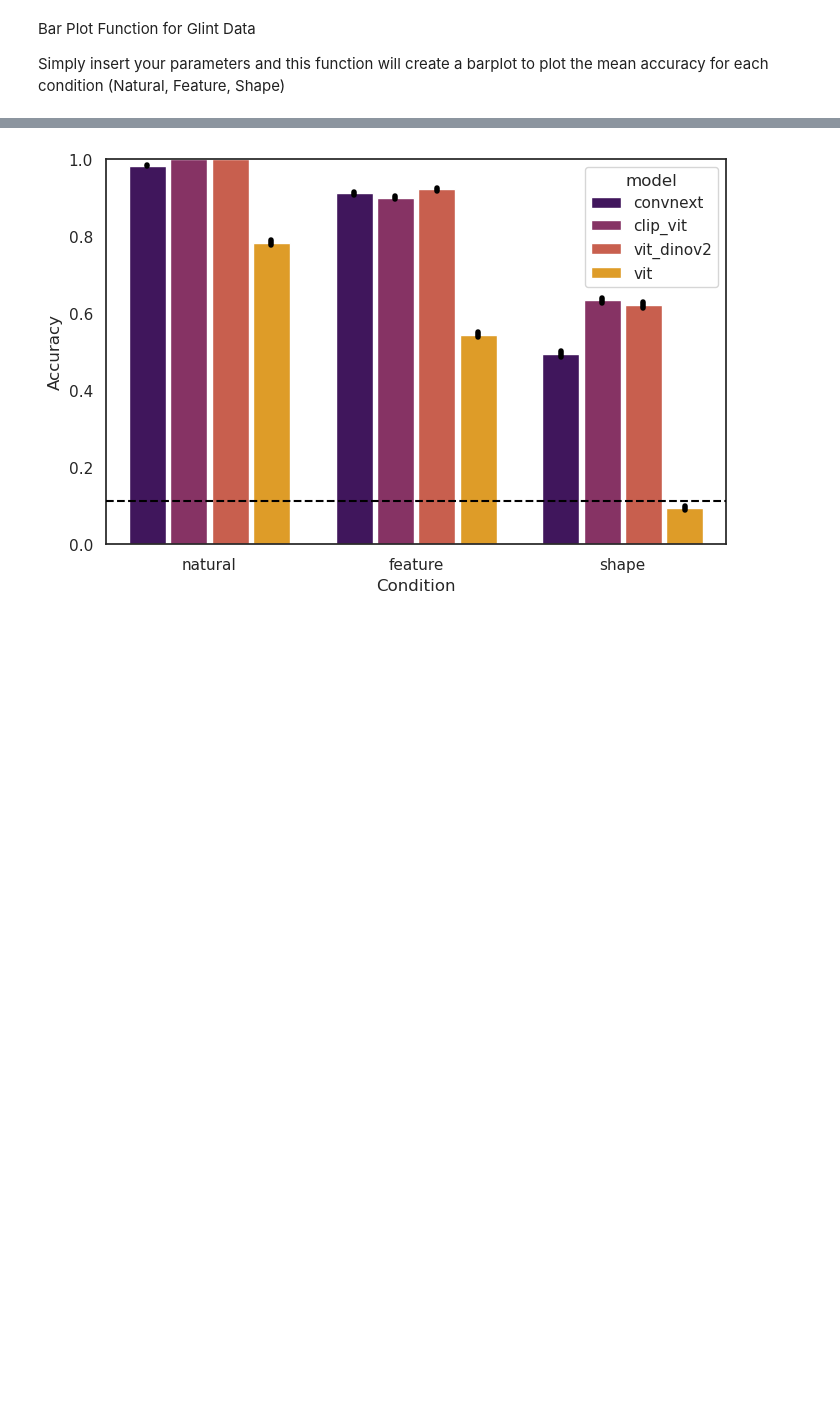
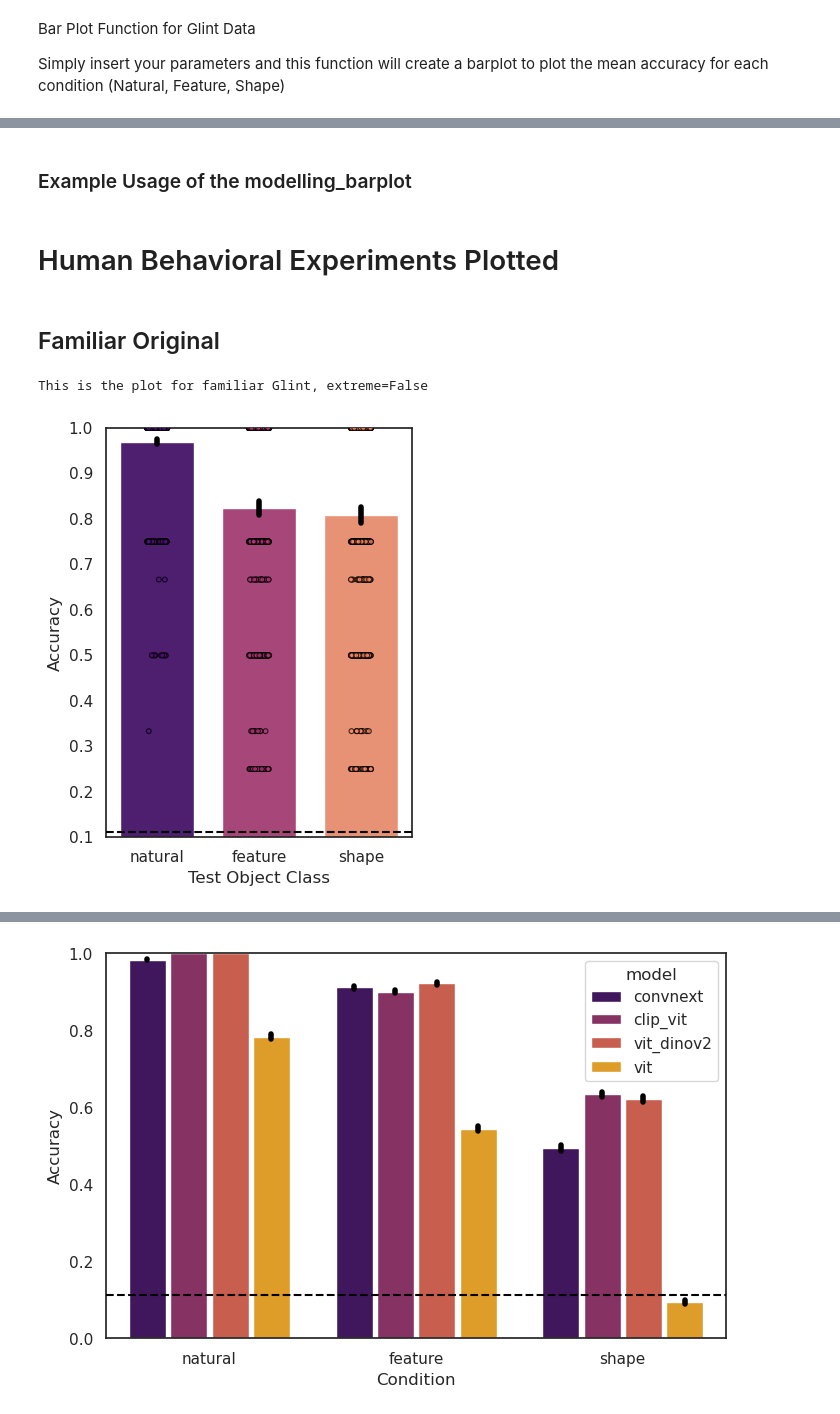
Before and after one commit to ars1399/glint_analysis, a Jupyter notebook: glint_figure_generator.ipynb, the cells around one changed output, grey strips where cells are left out. Saved outputs shown, nothing was run; the diff lists cells and outputs as text; code cells hidden in the pictures; blank space fills up the shorter version.

```diff
--- a/glint_figure_generator.ipynb
+++ b/glint_figure_generator.ipynb
@@ -270,0 +200,26 @@ This is the plot for familiar Glint, extreme=False
+# %% [markdown]
+### Example Usage of the modelling_barplot
+# %% [markdown]
+# Human Behavioral Experiments Plotted
+# %% [markdown]
+## Familiar Original
+# %%
+experiment = 'familiar'  # 'familiar' or 'novel'
+
+extreme_version = False # Set to True for extreme version, False for original version
+
+chance_level, extreme = chance_and_experiment_parameters('familiar', False)
+
+file_path = f'/zpool/vladlab/data_drive/glint_data/summary_data_csv/{experiment}_glint_{extreme}_cleaned.csv'
+familiar_glint = pd.read_csv(file_path)
+
+# Now use the function
+fig, ax1 = glint_barplot(
+    data=familiar_glint,
+    extreme=False,
+    chance= chance_level
+)
+plt.show()
+# %% [output]
+This is the plot for familiar Glint, extreme=False
+[figure, added]
```
Also changed, not shown: parts of 26 cells of this notebook.
